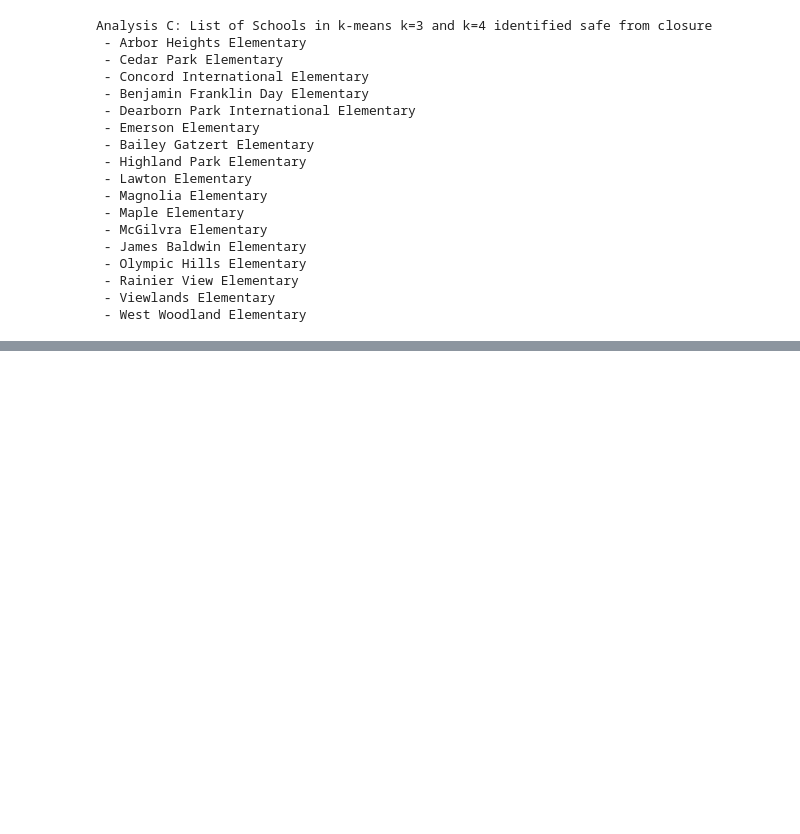
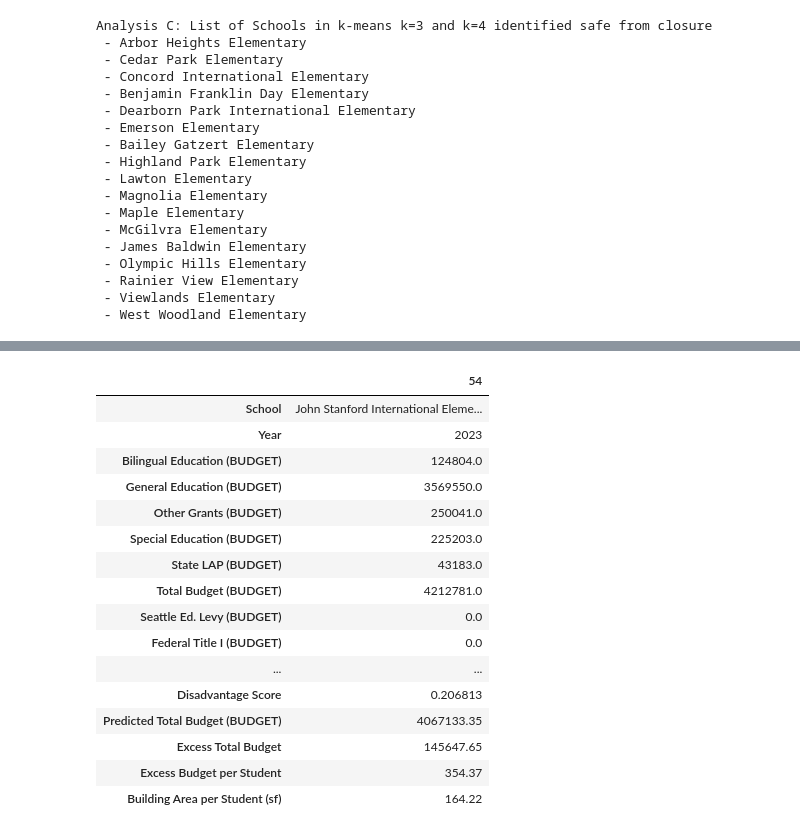
Before and after one commit to chrislydick/sps-budget-analysis, a Jupyter notebook: elementary_school_data_extract.ipynb, the cells around one changed output, grey strips where cells are left out. Saved outputs shown, nothing was run; the diff lists cells and outputs as text; code cells hidden in the pictures; blank space fills up the shorter version.

```diff
--- a/elementary_school_data_extract.ipynb
+++ b/elementary_school_data_extract.ipynb
@@ -1349,0 +1525,39 @@ Analysis C: List of Schools in k-means k=3 and k=4 identified safe from closure
+# %%
+for column in d2.columns:
+    d2[column] = pd.to_numeric(d2[column], errors='coerce')
+
+new_data = d2.dropna().reset_index(drop=True)
+new_data_sm = sm.add_constant(new_data.drop(columns=['Total Budget (BUDGET)']))
+new_predictions = pd.DataFrame(ols_model.predict(new_data_sm),columns=['Predicted Total Budget (BUDGET)'])
+new_predictions['Predicted Total Budget (BUDGET)'] = new_predictions['Predicted Total Budget (BUDGET)'].apply(lambda x: f"{x:.2f}").astype(float)
+new_data = new_data.join(new_predictions)
+new_data['Excess Total Budget'] = (new_data['Total Budget (BUDGET)'] - new_data['Predicted Total Budget (BUDGET)']).apply(lambda x: f"{x:.2f}").astype(float)
+new_data['Excess Budget per Student'] = (new_data['Excess Total Budget'] / new_data['Total AAFTE* Enrollment (ENROLLMENT)']).apply(lambda x: f"{x:.2f}").astype(float)
+# %%
+performance_2024 = d1_orig.query('Year in ("2023")').reset_index(drop=True).join(new_data,rsuffix='_y')
+# %%
+
+columns_to_drop = [col for col in performance_2024.columns if col.endswith('_y')]
+performance_2024.drop(columns=columns_to_drop, inplace=True)
+performance_2024['Building Area (Gross sf)'] = performance_2024['Building Area (Gross sf)'].apply(convert_to_float)
+performance_2024['Building Area per Student (sf)'] = (performance_2024['Building Area (Gross sf)'] / performance_2024['Total AAFTE* Enrollment (ENROLLMENT)']).apply(lambda x: f"{x:.2f}").astype(float)
+# %%
+performance_2024.query('School == "John Stanford International Elementary"').transpose()
+# %% [output]
+|  | 54 |
+| School | John Stanford International Eleme... |
+| Year | 2023 |
+| Bilingual Education (BUDGET) | 124804.0 |
+| General Education (BUDGET) | 3569550.0 |
+| Other Grants (BUDGET) | 250041.0 |
+| Special Education (BUDGET) | 225203.0 |
+| State LAP (BUDGET) | 43183.0 |
+| Total Budget (BUDGET) | 4212781.0 |
+| Seattle Ed. Levy (BUDGET) | 0.0 |
+| Federal Title I (BUDGET) | 0.0 |
+| ... | ... |
+| Disadvantage Score | 0.206813 |
+| Predicted Total Budget (BUDGET) | 4067133.35 |
+| Excess Total Budget | 145647.65 |
+| Excess Budget per Student | 354.37 |
+| Building Area per Student (sf) | 164.22 |
```
Also changed, not shown: parts of 11 cells of this notebook, 4 other files.
